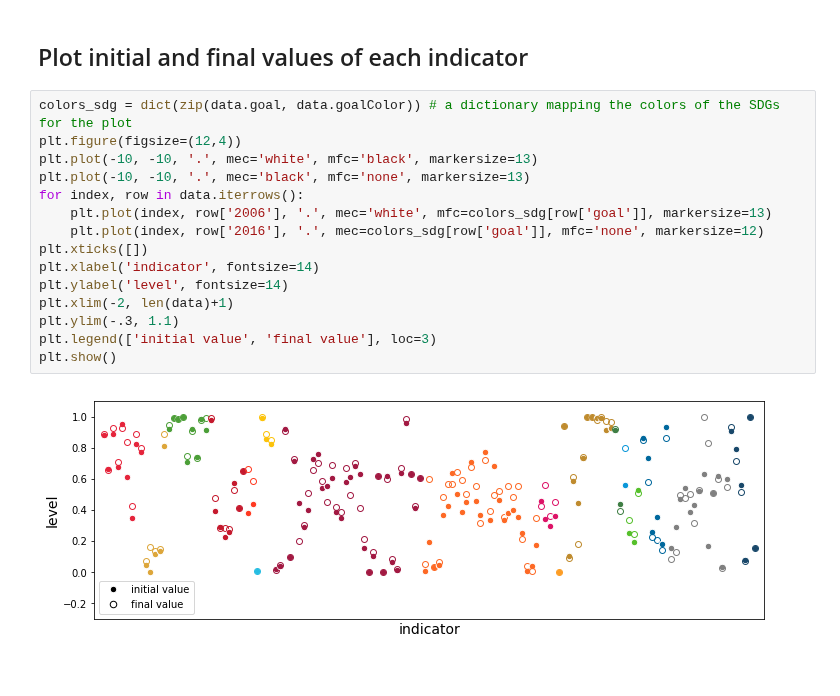
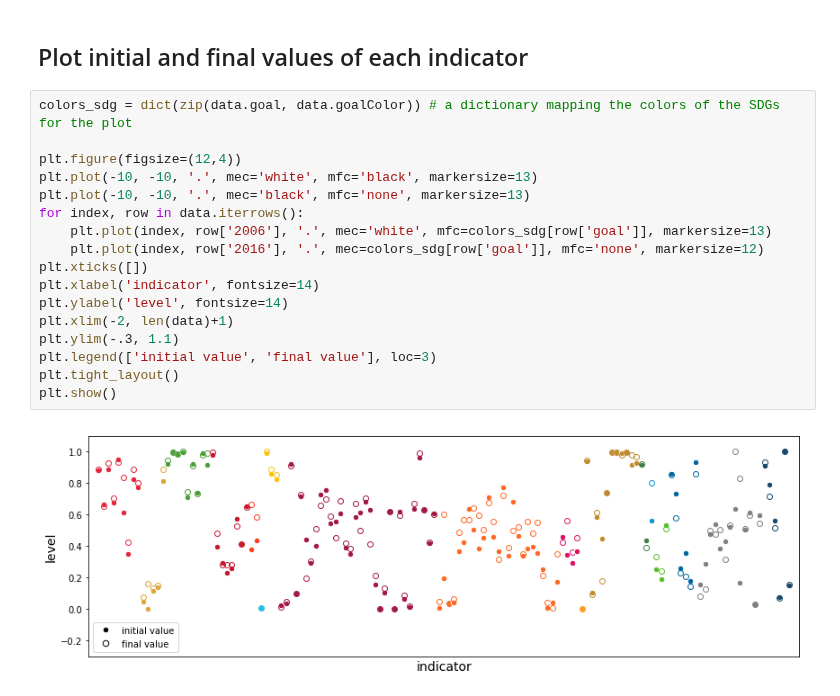
Before and after one commit to oguerrer/PPI4SD, a Jupyter notebook: Examples/Example_1.ipynb, the cells around one changed output. Drawn from its saved outputs; the diff is of its cells as text.

```diff
--- a/Examples/Example_1.ipynb
+++ b/Examples/Example_1.ipynb
@@ -46,18 +47,20 @@ data.describe() # summary statistics
 ## Plot initial and final values of each indicator
 # %%
 colors_sdg = dict(zip(data.goal, data.goalColor)) # a dictionary mapping the colors of the SDGs for the plot
+
 plt.figure(figsize=(12,4))
 plt.plot(-10, -10, '.', mec='white', mfc='black', markersize=13)
 plt.plot(-10, -10, '.', mec='black', mfc='none', markersize=13)
 for index, row in data.iterrows():
     plt.plot(index, row['2006'], '.', mec='white', mfc=colors_sdg[row['goal']], markersize=13)
     plt.plot(index, row['2016'], '.', mec=colors_sdg[row['goal']], mfc='none', markersize=12)
 plt.xticks([])
 plt.xlabel('indicator', fontsize=14)
 plt.ylabel('level', fontsize=14)
 plt.xlim(-2, len(data)+1)
 plt.ylim(-.3, 1.1)
 plt.legend(['initial value', 'final value'], loc=3)
+plt.tight_layout()
 plt.show()
 # %% [output]
-[figure, old version]
+[figure, new version]
```
Also changed, not shown: parts of 9 cells of this notebook.
